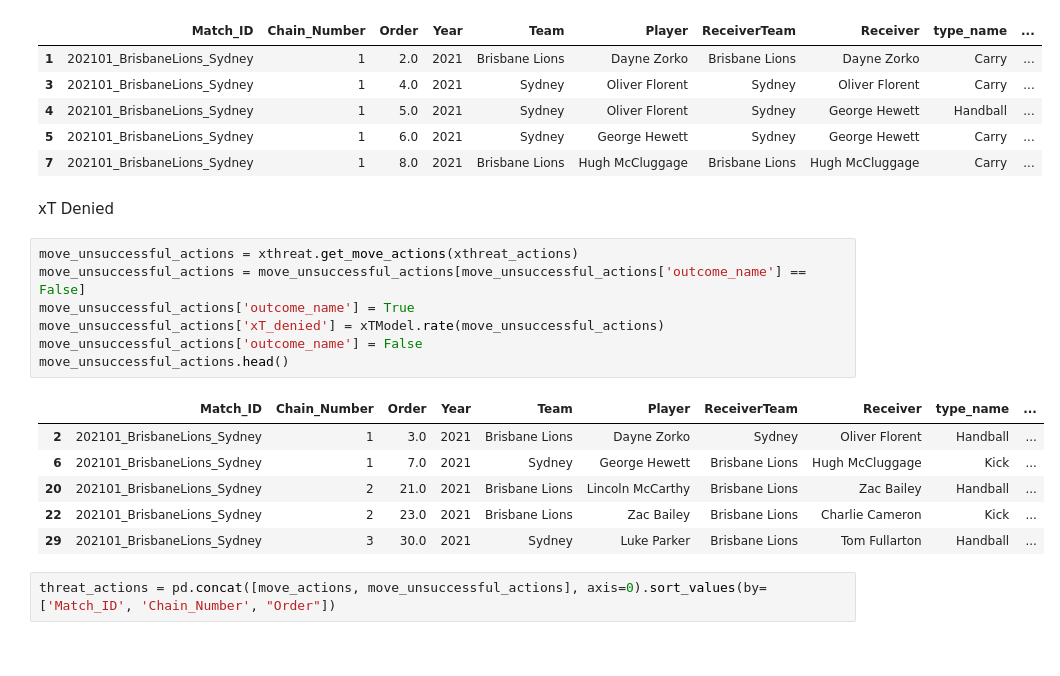
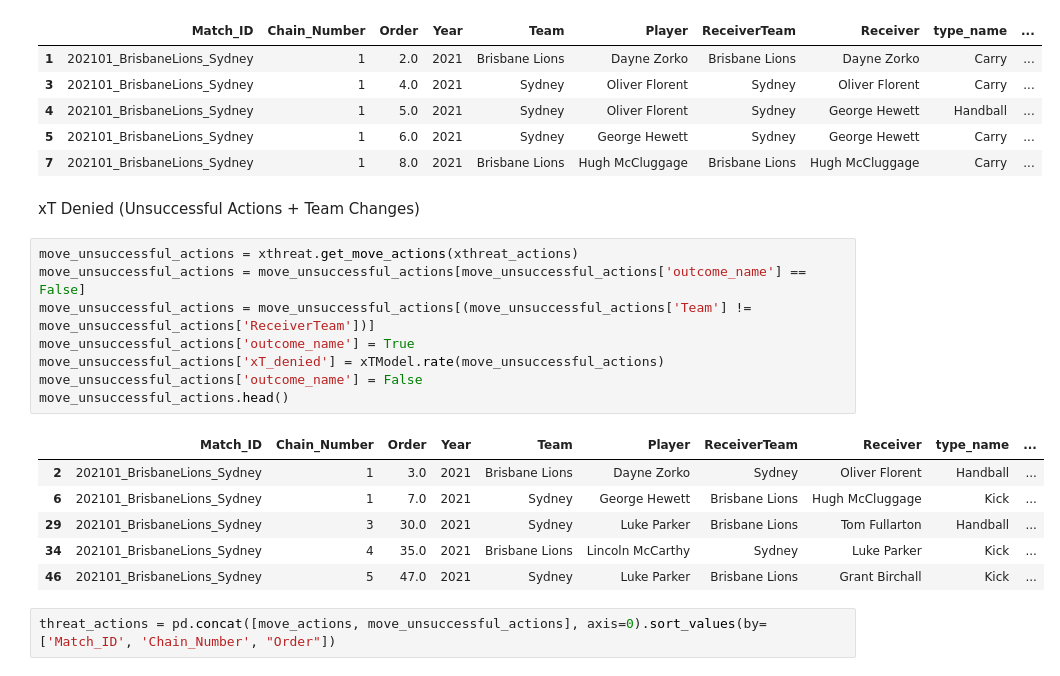
Before and after one commit to ciaran-grant/afl-player-ratings, a Jupyter notebook: exploratory-analysis/01_score_xT_and_vaep_chains.ipynb, the cells around one changed output. Saved outputs shown, nothing was run; the diff lists cells and outputs as text.

```diff
--- a/exploratory-analysis/01_score_xT_and_vaep_chains.ipynb
+++ b/exploratory-analysis/01_score_xT_and_vaep_chains.ipynb
@@ -100,21 +100,22 @@ move_actions.head()
 | 5 | 202101_BrisbaneLions_Sydney | 1 | 6.0 | 2021 | Sydney | George Hewett | Sydney | George Hewett | Carry | ... |
 | 7 | 202101_BrisbaneLions_Sydney | 1 | 8.0 | 2021 | Brisbane Lions | Hugh McCluggage | Brisbane Lions | Hugh McCluggage | Carry | ... |
 # %% [markdown]
-xT Denied
+xT Denied (Unsuccessful Actions + Team Changes)
 # %%
 move_unsuccessful_actions = xthreat.get_move_actions(xthreat_actions)
 move_unsuccessful_actions = move_unsuccessful_actions[move_unsuccessful_actions['outcome_name'] == False]
+move_unsuccessful_actions = move_unsuccessful_actions[(move_unsuccessful_actions['Team'] != move_unsuccessful_actions['ReceiverTeam'])]
 move_unsuccessful_actions['outcome_name'] = True
 move_unsuccessful_actions['xT_denied'] = xTModel.rate(move_unsuccessful_actions)
 move_unsuccessful_actions['outcome_name'] = False
 move_unsuccessful_actions.head()
 # %% [output]
 |  | Match_ID | Chain_Number | Order | Year | Team | Player | ReceiverTeam | Receiver | type_name | ... |
 | 2 | 202101_BrisbaneLions_Sydney | 1 | 3.0 | 2021 | Brisbane Lions | Dayne Zorko | Sydney | Oliver Florent | Handball | ... |
 | 6 | 202101_BrisbaneLions_Sydney | 1 | 7.0 | 2021 | Sydney | George Hewett | Brisbane Lions | Hugh McCluggage | Kick | ... |
-| 20 | 202101_BrisbaneLions_Sydney | 2 | 21.0 | 2021 | Brisbane Lions | Lincoln McCarthy | Brisbane Lions | Zac Bailey | Handball | ... |
-| 22 | 202101_BrisbaneLions_Sydney | 2 | 23.0 | 2021 | Brisbane Lions | Zac Bailey | Brisbane Lions | Charlie Cameron | Kick | ... |
 | 29 | 202101_BrisbaneLions_Sydney | 3 | 30.0 | 2021 | Sydney | Luke Parker | Brisbane Lions | Tom Fullarton | Handball | ... |
+| 34 | 202101_BrisbaneLions_Sydney | 4 | 35.0 | 2021 | Brisbane Lions | Lincoln McCarthy | Sydney | Luke Parker | Kick | ... |
+| 46 | 202101_BrisbaneLions_Sydney | 5 | 47.0 | 2021 | Sydney | Luke Parker | Brisbane Lions | Grant Birchall | Kick | ... |
 # %%
 threat_actions = pd.concat([move_actions, move_unsuccessful_actions], axis=0).sort_values(by=['Match_ID', 'Chain_Number', "Order"])
 # %%
```
Also changed, not shown: parts of 1 cell of this notebook, 3 other files.
